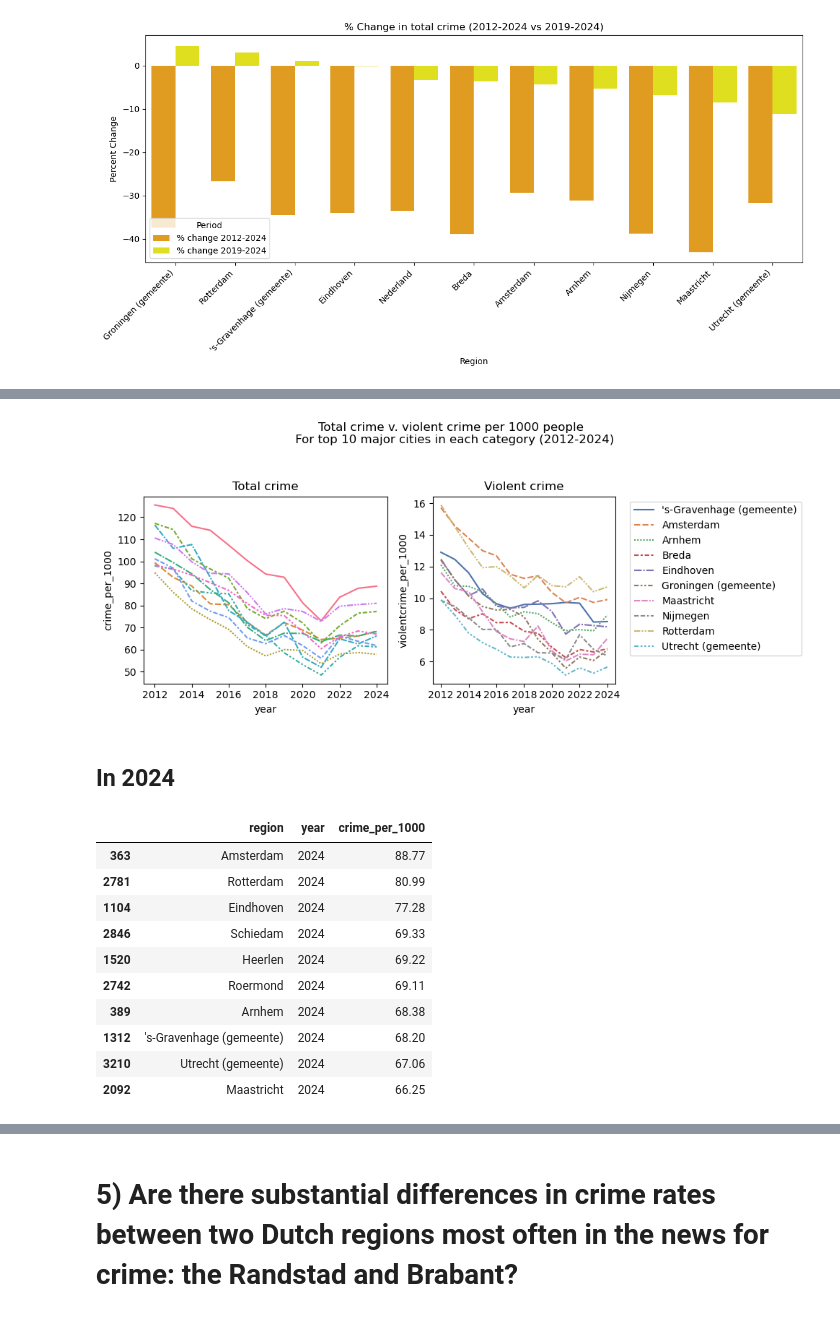
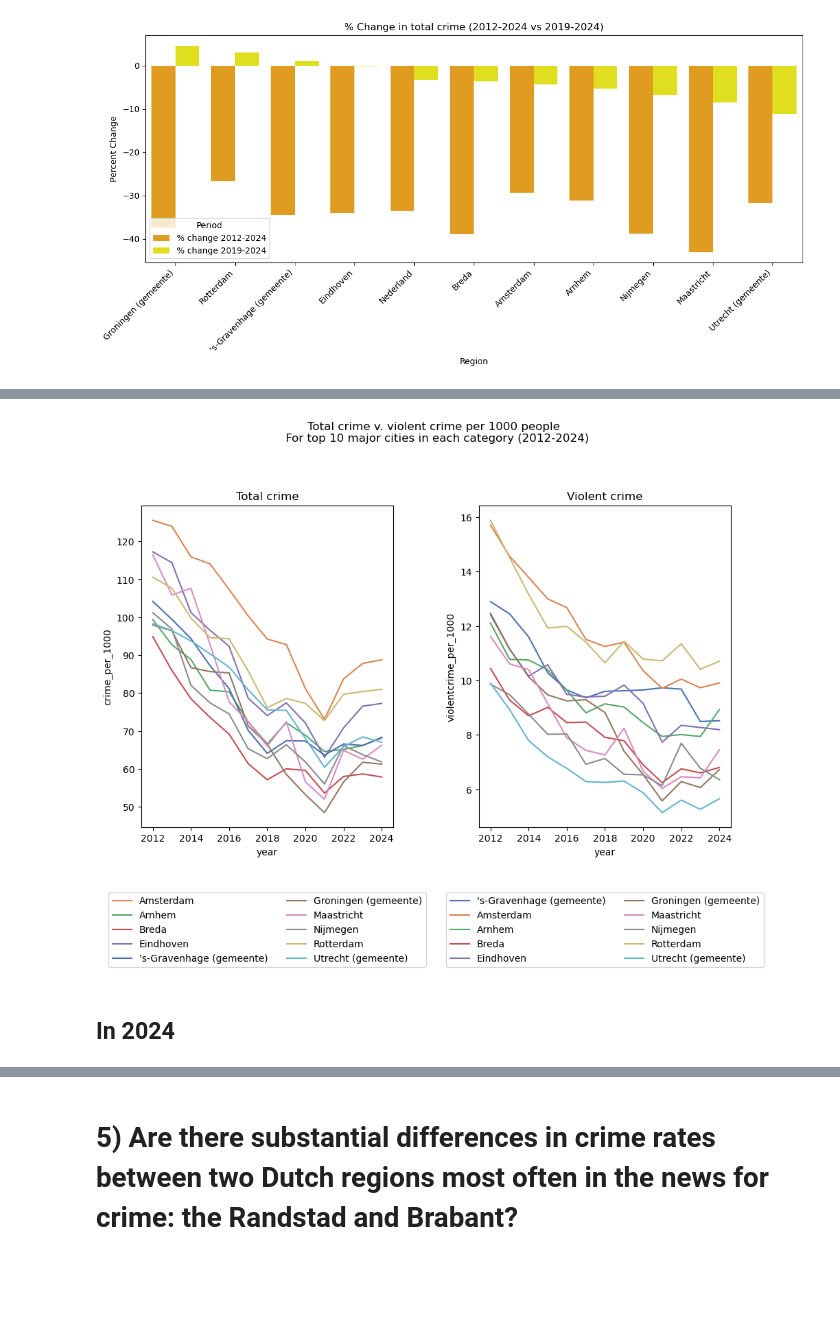
Before and after one commit to chels-j/NLViolentCrime, a Jupyter notebook: NLCrimeAnalysis.ipynb, the cells around one changed output, grey strips where cells are left out. Saved outputs shown, nothing was run; the diff lists cells and outputs as text; code cells hidden in the pictures; blank space fills up the shorter version.

```diff
--- a/NLCrimeAnalysis.ipynb
+++ b/NLCrimeAnalysis.ipynb
@@ -940,7 +905,7 @@ mjcities_total = cities_df[(cities_df['crime_type'] == 'Totaal misdrijven') & (c
 
 mjcities_grouped = mjcities_total[['region','crime_per_1000']].groupby(by=['region']).mean().sort_values(
     by=['crime_per_1000'], axis=0, ascending=False).round(2)
-mjcities_grouped.rename(columns={'crime_per_1000':'Avg. crime per 1000; 2012-2024'}, inplace=True)
+mjcities_grouped.rename(columns={'crime_per_1000':'Avg. total crime per 1000; 2012-2024'}, inplace=True)
 ## How can I rename the column to make clear they are averaged values??
 
 mjcities_grouped
@@ -1121,61 +1098,70 @@ plt.show()
 # %%
 ## Compare progression over time for total crime v. violent crime for 10 major cities
+mjc_violent10 = violent_majorcities[violent_majorcities['region'].isin(top10_gemeenten['region'])][['region','year','violentcrime_per_1000']]
 
 ## Set figure properties
-f, axs = plt.subplots(1, 2, figsize=(10, 4), gridspec_kw=dict(width_ratios=[4, 3]), sharex=True)
+f, axs = plt.subplots(1, 2, figsize=(10, 8), gridspec_kw=dict(width_ratios=[4, 4]), sharex=True)
+
+# Define a consistent color palette for regions
+regions = sorted(pd.unique(top10_gemeenten['region']))
+palette = sns.color_palette('deep', n_colors=len(regions))
+region_to_color = dict(zip(regions, palette))
 
 # Plot full timeline top 10 major cities for total crime
 sns.lineplot(
     data=top10_gemeenten,
     x='year',
     y='crime_per_1000',
     hue='region',
-    style='region',
+    palette=region_to_color,
     ax=axs[0],
-    legend=False
+    legend=True
 )
 
 # Plot full timeline top 10 major cities for violent crime
 mjc_violent10 = violent_majorcities[violent_majorcities['region'].isin(top10_gemeenten['region'])]
 
 sns.lineplot(
     data=mjc_violent10,
     x='year',
     y='violentcrime_per_1000',
     hue='region',
-    style='region',
     ax=axs[1],
     legend=True,
-    palette='deep'
+    palette=region_to_color
 )
 
 # Set titles
 f.suptitle('Total crime v. violent crime per 1000 people \n For top 10 major cities in each category (2012-2024)', y=1.05)
 axs[0].set_title('Total crime')
 axs[1].set_title('Violent crime')
 
 # Move legend outside plots
-axs[1].legend(bbox_to_anchor=(1.05, 1), loc='upper left')
+axs[0].legend(
+    bbox_to_anchor=(0.5, -0.2),  # (x, y) coordinates relative to the axes
+    loc='upper center',          # Location of the legend's anchor point
+    ncol=2,                      # Number of columns in the legend (optional)
+    borderaxespad=0.1            # Padding between the legend and the axes
+)
+axs[1].legend(
+    bbox_to_anchor=(0.5, -0.2),  # (x, y) coordinates relative to the axes
+    loc='upper center',          # Location of the legend's anchor point
+    ncol=2,                      # Number of columns in the legend (optional)
+    borderaxespad=0.1            # Padding between the legend and the axes
+)
 
 f.tight_layout()
 plt.show()
 # %% [output]
-[figure, old version]
+[figure, new version]
 # %% [markdown]
 ## In 2024
 # %%
-## Subset top 10 cities for total crime in 2024
+## Subset top 10 cities for total crime and for violent crime in 2024
 top10_2024 = cities_df[cities_df['year']==2024].sort_values(by=['crime_per_1000'], ascending=False).head(10)
-top10_2024[['region','year','crime_per_1000']]
+top10_2024 = top10_2024[['year','region','crime_per_1000']].reset_index(drop=True)
+violent10_2024 = (
+    cities_violent.xs(2024, level='year')[['violentcrime_per_1000']]
+    .sort_values(by='violentcrime_per_1000', ascending=False)
+    .head(10)
+)
-# %% [output]
-|  | region | year | crime_per_1000 |
-| 363 | Amsterdam | 2024 | 88.77 |
-| 2781 | Rotterdam | 2024 | 80.99 |
-| 1104 | Eindhoven | 2024 | 77.28 |
-| 2846 | Schiedam | 2024 | 69.33 |
-| 1520 | Heerlen | 2024 | 69.22 |
-| 2742 | Roermond | 2024 | 69.11 |
-| 389 | Arnhem | 2024 | 68.38 |
-| 1312 | 's-Gravenhage (gemeente) | 2024 | 68.20 |
-| 3210 | Utrecht (gemeente) | 2024 | 67.06 |
-| 2092 | Maastricht | 2024 | 66.25 |
```
Also changed, not shown: parts of 43 cells of this notebook.
